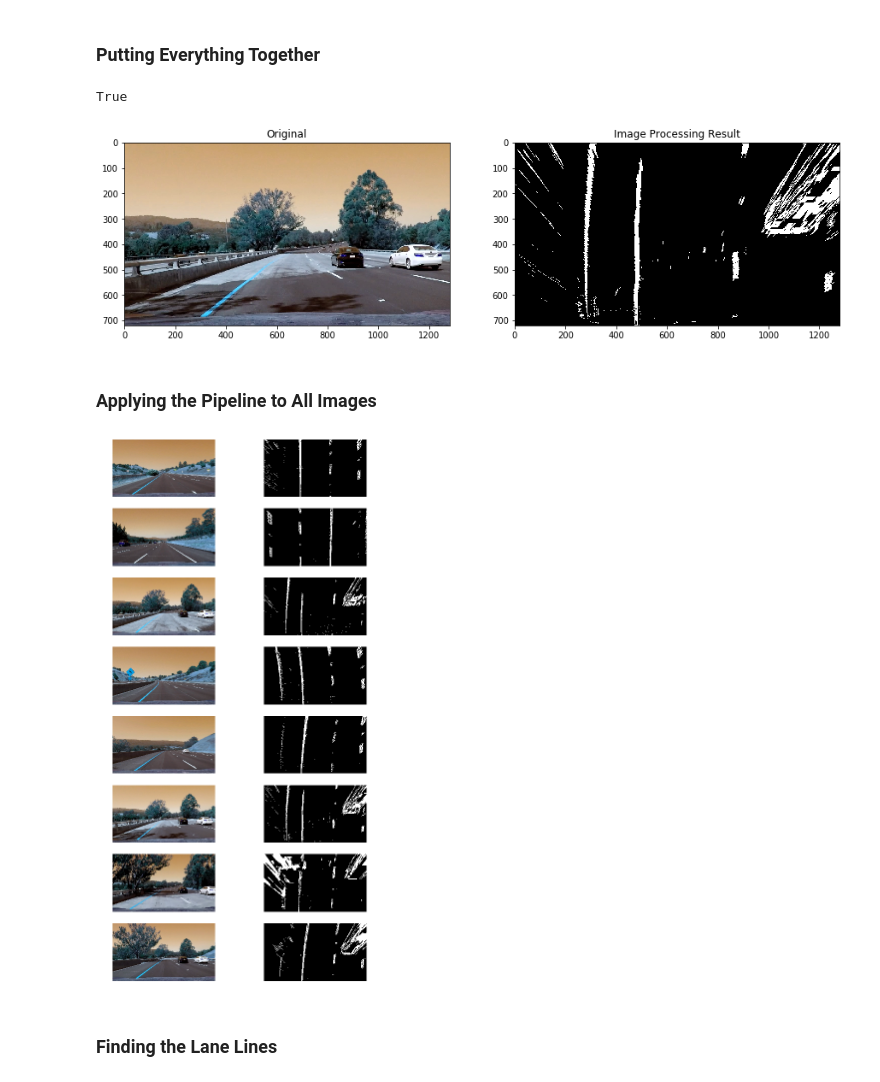
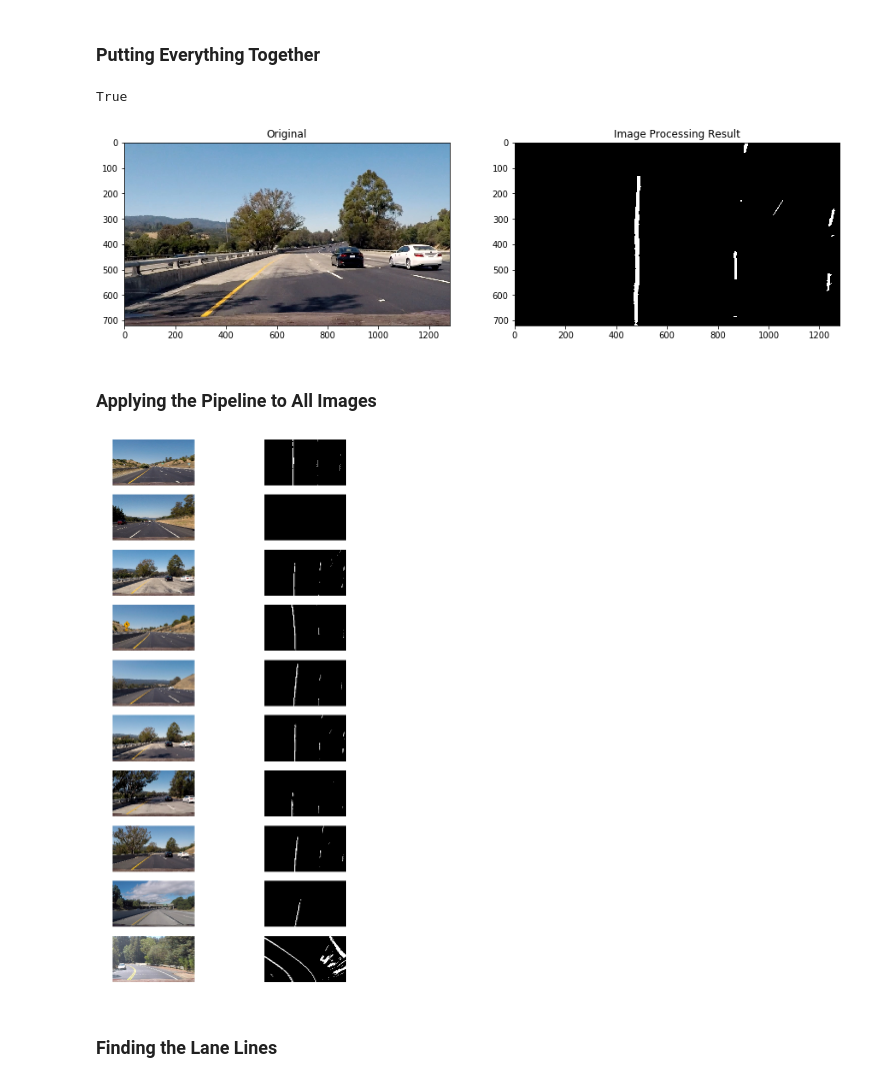
Before and after one commit to julson/CarND-Advanced-Lane-Lines, a Jupyter notebook: detect_lanes.ipynb, the cells around one changed output. Drawn from its saved outputs; the diff is of its cells as text; code cells hidden in the pictures.

Commit message:
Improve pipeline and error detection

```diff
--- a/detect_lanes.ipynb
+++ b/detect_lanes.ipynb
@@ -108,0 +99,10 @@ True
+# %%
+def lab_bthreshold(img, thresh=(200, 255)):
+    lab = cv2.cvtColor(img, cv2.COLOR_RGB2Lab)
+    b_channel = lab[:, :, 2]
+    normalized = b_channel * (255 / np.max(b_channel))
+    binary = np.zeros_like(normalized)
+    binary[((normalized >= thresh[0]) & (normalized <= thresh[1]))] = 1
+    return binary
+
+threshold_and_show(read_img('test_images/test4.jpg'), lab_bthreshold)
@@ -108,0 +122,9 @@ True
+# %%
+def luv_lthreshold(img, thresh=(230, 255)):
+    luv = cv2.cvtColor(img, cv2.COLOR_RGB2Luv)
+    l_channel = luv[:, :, 0]
+    binary = np.zeros_like(l_channel)
+    binary[((l_channel >= thresh[0]) & (l_channel <= thresh[1]))] = 1
+    return binary
+
+threshold_and_show(read_img('test_images/test4.jpg'), luv_lthreshold)
@@ -108,0 +158,10 @@ True
+# %%
+def apply_threshold(img):
+    l_binary = hls_lthreshold(img)
+    b_binary = lab_bthreshold(img)
+    luv_binary = luv_lthreshold(img)
+    combined = np.zeros_like(l_binary)
+    combined[(l_binary == 1) | (b_binary == 1) | (luv_binary == 1)] = 1
+    return combined
+
+threshold_and_show(read_img('test_images/test4.jpg'), apply_threshold)
@@ -143,11 +204,11 @@ True
 # %%
 def pipeline(img):
     undist = cv2.undistort(img, mtx, dist, None, mtx)
-    thresh = apply_threshold(undist)
-    return top_perspective(thresh)
+    perspective, minV = top_perspective(undist)
+    return apply_threshold(perspective), minV
 
-test_img = cv2.imread('test_images/test4.jpg')
-result, Minv = pipeline(test_img)
+test_img = read_img('test_images/test4.jpg')
+result, _ = pipeline(test_img)
 
 grid, (axis1, axis2) = plt.subplots(1, 2, figsize=(15, 7))
 
@@ -155,32 +216,32 @@ axis1.set_title('Original')
 axis1.imshow(test_img)
 axis2.set_title('Image Processing Result')
 axis2.imshow(result, cmap='gray')
-cv2.imwrite('./examples/pipeline.jpg',result)
+cv2.imwrite('./examples/pipeline.jpg', result * 255)
 # %% [output]
 True
-[figure, old version]
+[figure, new version]
 # %% [markdown]
 ### Applying the Pipeline to All Images
 # %%
 img_files = glob.glob('./test_images/*.jpg')
 
 grid, axes = plt.subplots(len(img_files), 2, figsize=(10, 20))
 axes = axes.ravel()
 
 idx = 0
 for f in img_files:
-    img = cv2.imread(f)
+    img = read_img(f)
 
     axes[idx].axis('off')
     axes[idx].imshow(img)
     idx += 1
 
-    result, minV = pipeline(img)
+    result, _ = pipeline(img)
     axes[idx].axis('off')
-    axes[idx].imshow(result, cmap='gray')
+    axes[idx].imshow(result * 255, cmap='gray')
     idx += 1
 # %% [output]
-[figure, old version]
+[figure, new version]
 # %% [markdown]
 ### Finding the Lane Lines
 # %%
```
Also changed, not shown: parts of 21 cells of this notebook, 10 other files.
